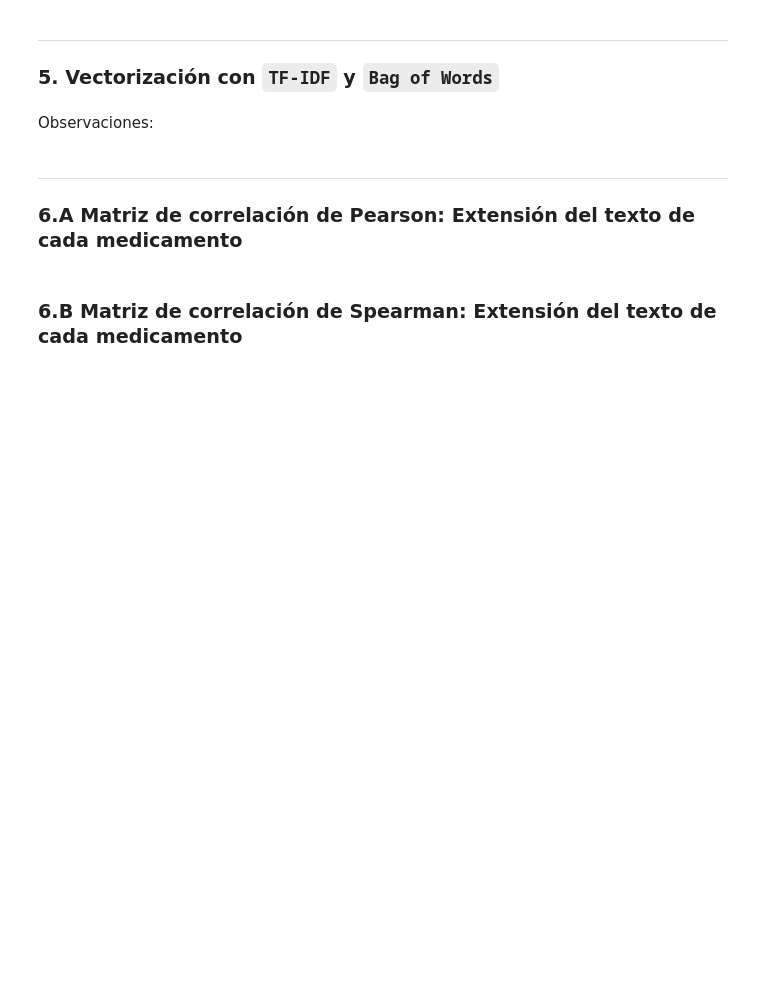
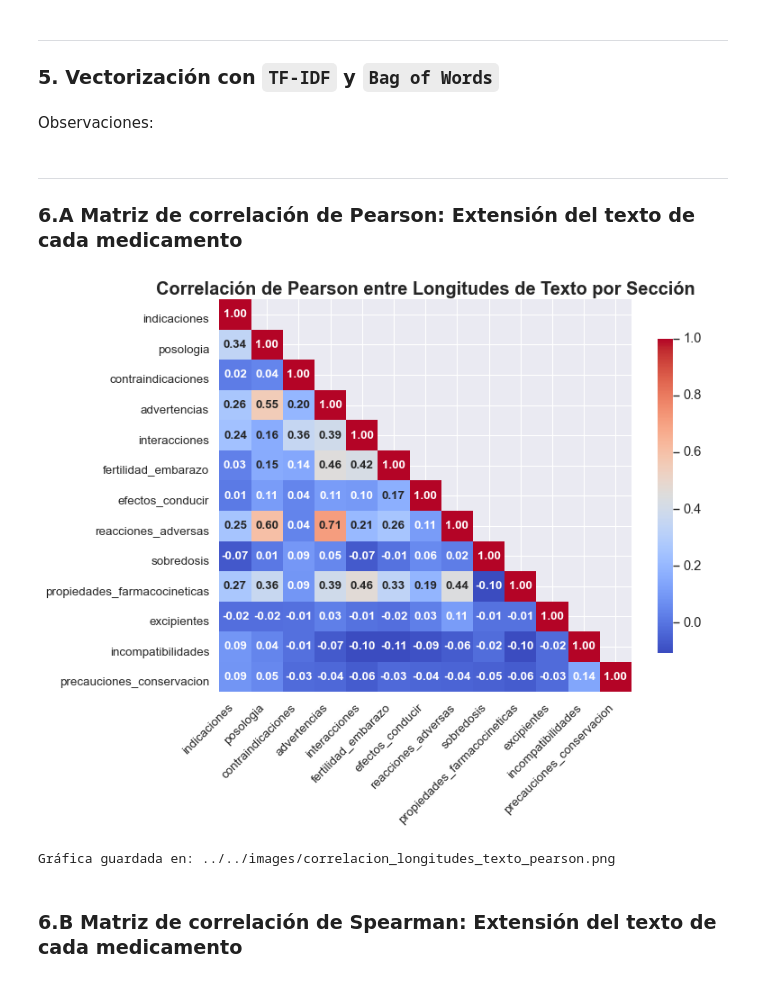
Before and after one commit to carlosriegom/PharmAI, a Jupyter notebook: src/3_eda/eda_analysis.ipynb, the cells around one changed output. Cells and saved outputs as stored; diff of their text form; code cells hidden in the pictures; blank space fills up the shorter version.

```diff
--- a/src/3_eda/eda_analysis.ipynb
+++ b/src/3_eda/eda_analysis.ipynb
@@ -539,6 +566,8 @@ print("Guardado: count_vectorizer y bow_matrix.")
 ---
 ### **6.A Matriz de correlación de Pearson: Extensión del texto de cada medicamento**
 # %%
+output_image_folfer = "../../images/"
+
 # Calcular la longitud de los textos en las columnas seleccionadas
 longitudes_cols = [
     "indicaciones",
@@ -572,34 +601,37 @@ sns.heatmap(
     mask=mask,
     annot=True,
     cmap="coolwarm",
     fmt=".2f",
     linewidths=0,
     linecolor="gray",
     cbar_kws={"shrink": 0.8},
     annot_kws={"size": 12, "weight": "bold"},
     xticklabels=longitudes_df.columns,
     yticklabels=longitudes_df.columns,
 )
 
 # Mejorar la estética
 plt.title(
-    "Correlación entre Longitudes de Texto por Sección (Pearson)",
+    "Correlación de Pearson entre Longitudes de Texto por Sección",
     fontsize=18,
     weight="bold",
 )
 plt.xticks(rotation=45, ha="right", fontsize=12)
 plt.yticks(rotation=0, va="top", fontsize=12)
 plt.tight_layout()
 plt.savefig(
     os.path.join(output_image_folfer, "correlacion_longitudes_texto_pearson.png"),
     bbox_inches="tight",
 )
 plt.show()
 
 # Guardar imagen de la matriz de correlación
 print(
     f"Gráfica guardada en: {os.path.join(output_image_folfer, 'correlacion_longitudes_texto_pearson.png')}"
 )
+# %% [output]
+[figure, added]
+Gráfica guardada en: ../../images/correlacion_longitudes_texto_pearson.png
 # %% [markdown]
 ### **6.B Matriz de correlación de Spearman: Extensión del texto de cada medicamento**
 # %%
```
Also changed, not shown: parts of 4 cells of this notebook, 9 other files.
